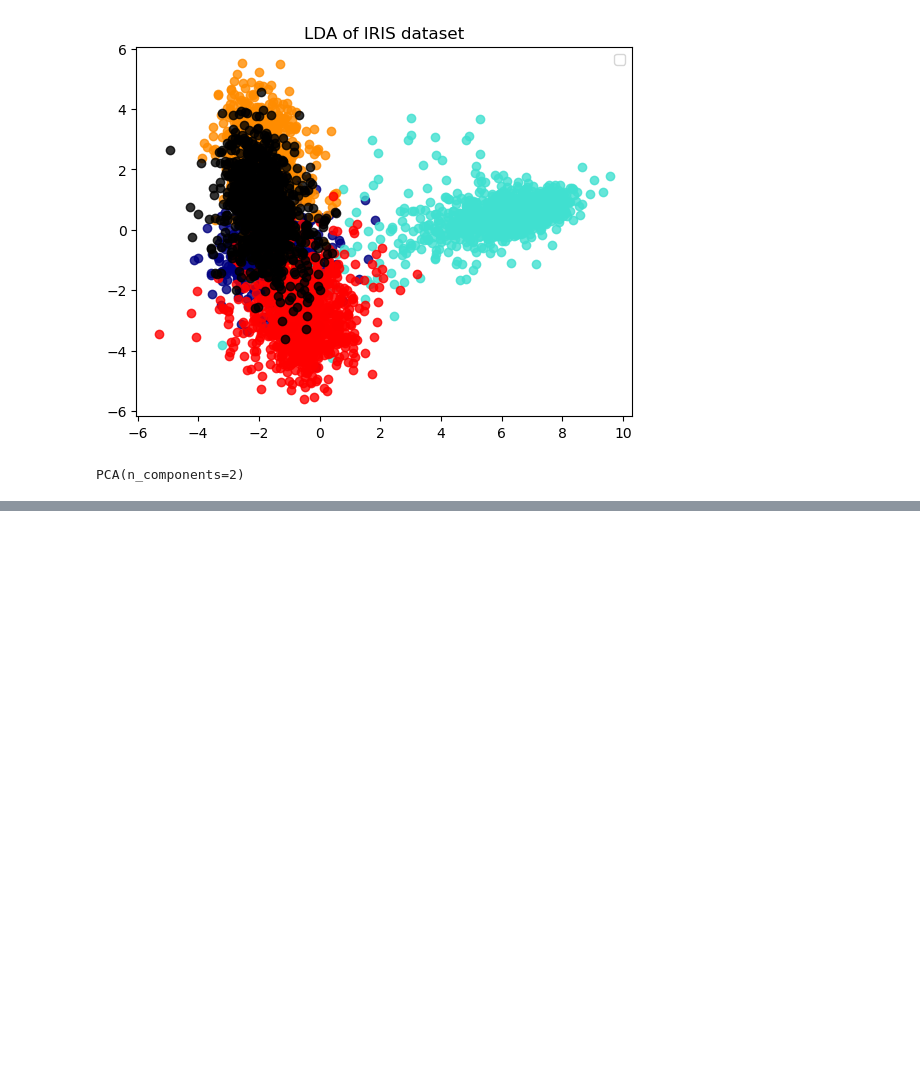
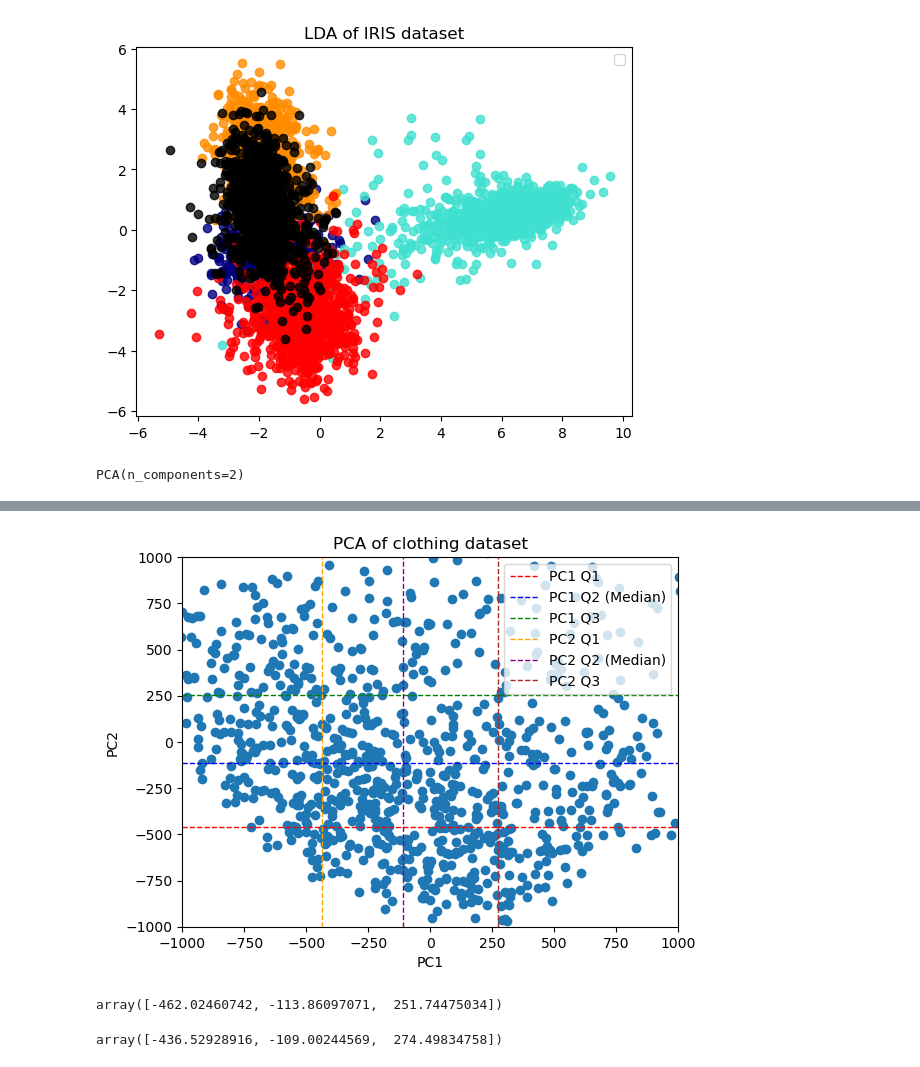
Before and after one commit to julielhagen/Clothing_classification-, a Jupyter notebook: sklearn.ipynb, the cells around one changed output, grey strips where cells are left out. Cells and saved outputs as stored; diff of their text form; code cells hidden in the pictures; blank space fills up the shorter version.

```diff
--- a/sklearn.ipynb
+++ b/sklearn.ipynb
@@ -65,0 +109,41 @@ No artists with labels found to put in legend.  Note that artists whose label st
+# %%
+from scipy.stats.mstats import mquantiles
+
+
+# Perform PCA
+pca = PCA(n_components=2)
+pca_transformed_X_train = pca.fit_transform(X_train[y_train==1])
+
+# Set limits for x and y axes
+xlim = (-1000, 1000)
+ylim = (-1000, 1000)
+
+# Scatter plot of PC1 vs PC2
+plt.scatter(pca_transformed_X_train[:, 0], pca_transformed_X_train[:, 1], cmap='viridis') #c=y_train[]
+
+# Calculate marginal quantiles for PC1 and PC2
+quantiles_pc1 = mquantiles(pca_transformed_X_train[(pca_transformed_X_train[:, 0] >= xlim[0]) & (pca_transformed_X_train[:, 0] <= xlim[1]), 0], prob=[0.25, 0.5, 0.75])
+quantiles_pc2 = mquantiles(pca_transformed_X_train[(pca_transformed_X_train[:, 1] >= ylim[0]) & (pca_transformed_X_train[:, 1] <= ylim[1]), 1], prob=[0.25, 0.5, 0.75])
+
+# Plotting quantiles on the sides of the scatter plot
+plt.axhline(quantiles_pc1[0], color='red', linestyle='--', linewidth=1, label='PC1 Q1')
+plt.axhline(quantiles_pc1[1], color='blue', linestyle='--', linewidth=1, label='PC1 Q2 (Median)')
+plt.axhline(quantiles_pc1[2], color='green', linestyle='--', linewidth=1, label='PC1 Q3')
+
+
+plt.axvline(quantiles_pc2[0], color='orange', linestyle='--', linewidth=1, label='PC2 Q1')
+plt.axvline(quantiles_pc2[1], color='purple', linestyle='--', linewidth=1, label='PC2 Q2 (Median)')
+plt.axvline(quantiles_pc2[2], color='brown', linestyle='--', linewidth=1, label='PC2 Q3')
+
+# Set limits for x and y axes
+plt.xlim(xlim)
+plt.ylim(ylim)
+
+plt.xlabel('PC1')
+plt.ylabel('PC2')
+plt.title('PCA of clothing dataset')
+plt.legend()
+
+plt.show()
+# %% [output]
+[figure, added]
@@ -65,0 +170,8 @@ No artists with labels found to put in legend.  Note that artists whose label st
+# %%
+quantiles_pc1
+# %% [output]
+array([-462.02460742, -113.86097071,  251.74475034])
+# %%
+quantiles_pc2
+# %% [output]
+array([-436.52928916, -109.00244569,  274.49834758])
```
Also changed, not shown: parts of 9 cells of this notebook, 1 other file.
